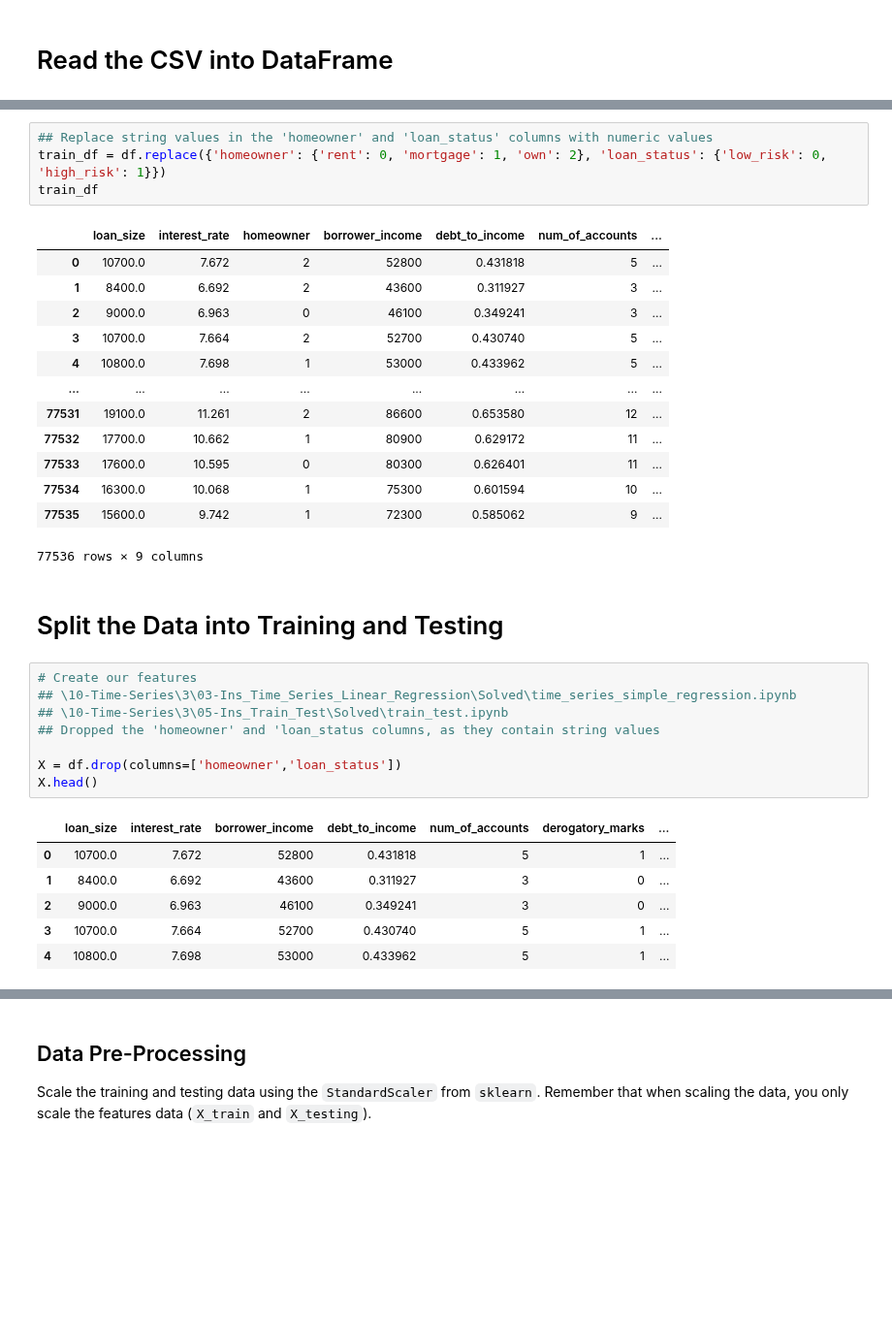
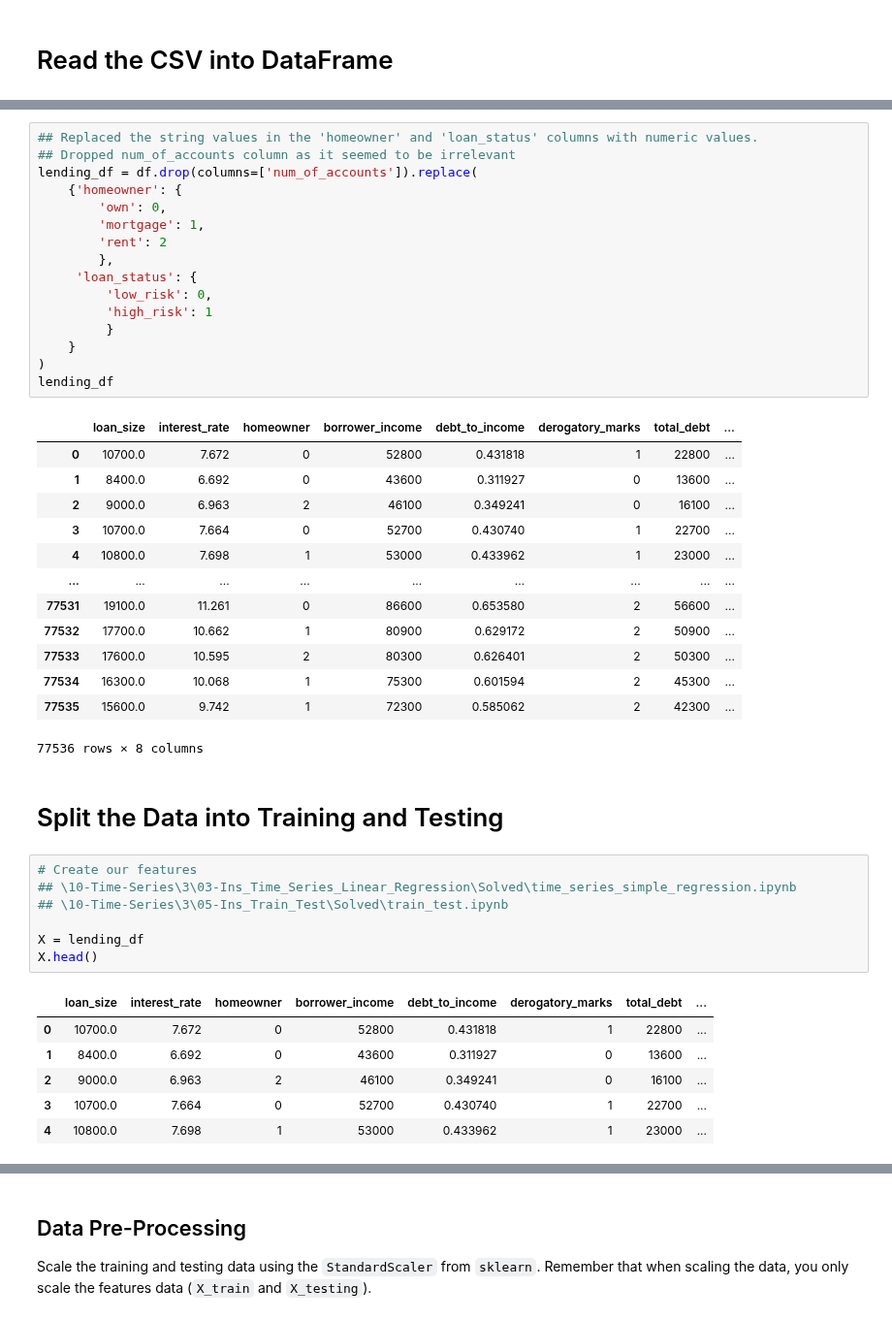
Before and after one commit to salsal3/risky-business, a Jupyter notebook: Starter_Code/credit_risk_resampling.ipynb, the cells around one changed output, grey strips where cells are left out. Shown at 97% size. Cells and saved outputs as stored; diff of their text form; blank space fills up the shorter version.

```diff
--- a/Starter_Code/credit_risk_resampling.ipynb
+++ b/Starter_Code/credit_risk_resampling.ipynb
@@ -41,38 +62,49 @@ df
 # %%
-## Replace string values in the 'homeowner' and 'loan_status' columns with numeric values
-train_df = df.replace({'homeowner': {'rent': 0, 'mortgage': 1, 'own': 2}, 'loan_status': {'low_risk': 0, 'high_risk': 1}})
-train_df
+## Replaced the string values in the 'homeowner' and 'loan_status' columns with numeric values.
+## Dropped num_of_accounts column as it seemed to be irrelevant
+lending_df = df.drop(columns=['num_of_accounts']).replace(
+    {'homeowner': {
+        'own': 0,
+        'mortgage': 1,
+        'rent': 2
+        },
+     'loan_status': {
+         'low_risk': 0,
+         'high_risk': 1
+         }
+    }
+)
+lending_df
 # %% [output]
-|  | loan_size | interest_rate | homeowner | borrower_income | debt_to_income | num_of_accounts | ... |
-| 0 | 10700.0 | 7.672 | 2 | 52800 | 0.431818 | 5 | ... |
-| 1 | 8400.0 | 6.692 | 2 | 43600 | 0.311927 | 3 | ... |
-| 2 | 9000.0 | 6.963 | 0 | 46100 | 0.349241 | 3 | ... |
-| 3 | 10700.0 | 7.664 | 2 | 52700 | 0.430740 | 5 | ... |
-| 4 | 10800.0 | 7.698 | 1 | 53000 | 0.433962 | 5 | ... |
-| ... | ... | ... | ... | ... | ... | ... | ... |
-| 77531 | 19100.0 | 11.261 | 2 | 86600 | 0.653580 | 12 | ... |
-| 77532 | 17700.0 | 10.662 | 1 | 80900 | 0.629172 | 11 | ... |
-| 77533 | 17600.0 | 10.595 | 0 | 80300 | 0.626401 | 11 | ... |
-| 77534 | 16300.0 | 10.068 | 1 | 75300 | 0.601594 | 10 | ... |
-| 77535 | 15600.0 | 9.742 | 1 | 72300 | 0.585062 | 9 | ... |
+|  | loan_size | interest_rate | homeowner | borrower_income | debt_to_income | derogatory_marks | total_debt | ... |
+| 0 | 10700.0 | 7.672 | 0 | 52800 | 0.431818 | 1 | 22800 | ... |
+| 1 | 8400.0 | 6.692 | 0 | 43600 | 0.311927 | 0 | 13600 | ... |
+| 2 | 9000.0 | 6.963 | 2 | 46100 | 0.349241 | 0 | 16100 | ... |
+| 3 | 10700.0 | 7.664 | 0 | 52700 | 0.430740 | 1 | 22700 | ... |
+| 4 | 10800.0 | 7.698 | 1 | 53000 | 0.433962 | 1 | 23000 | ... |
+| ... | ... | ... | ... | ... | ... | ... | ... | ... |
+| 77531 | 19100.0 | 11.261 | 0 | 86600 | 0.653580 | 2 | 56600 | ... |
+| 77532 | 17700.0 | 10.662 | 1 | 80900 | 0.629172 | 2 | 50900 | ... |
+| 77533 | 17600.0 | 10.595 | 2 | 80300 | 0.626401 | 2 | 50300 | ... |
+| 77534 | 16300.0 | 10.068 | 1 | 75300 | 0.601594 | 2 | 45300 | ... |
+| 77535 | 15600.0 | 9.742 | 1 | 72300 | 0.585062 | 2 | 42300 | ... |
-77536 rows × 9 columns
+77536 rows × 8 columns
 # %% [markdown]
 # Split the Data into Training and Testing
 # %%
 # Create our features
 ## \10-Time-Series\3\03-Ins_Time_Series_Linear_Regression\Solved\time_series_simple_regression.ipynb
 ## \10-Time-Series\3\05-Ins_Train_Test\Solved\train_test.ipynb
-## Dropped the 'homeowner' and 'loan_status columns, as they contain string values
 
-X = df.drop(columns=['homeowner','loan_status'])
+X = lending_df
 X.head()
 # %% [output]
-|  | loan_size | interest_rate | borrower_income | debt_to_income | num_of_accounts | derogatory_marks | ... |
-| 0 | 10700.0 | 7.672 | 52800 | 0.431818 | 5 | 1 | ... |
-| 1 | 8400.0 | 6.692 | 43600 | 0.311927 | 3 | 0 | ... |
-| 2 | 9000.0 | 6.963 | 46100 | 0.349241 | 3 | 0 | ... |
-| 3 | 10700.0 | 7.664 | 52700 | 0.430740 | 5 | 1 | ... |
-| 4 | 10800.0 | 7.698 | 53000 | 0.433962 | 5 | 1 | ... |
+|  | loan_size | interest_rate | homeowner | borrower_income | debt_to_income | derogatory_marks | total_debt | ... |
+| 0 | 10700.0 | 7.672 | 0 | 52800 | 0.431818 | 1 | 22800 | ... |
+| 1 | 8400.0 | 6.692 | 0 | 43600 | 0.311927 | 0 | 13600 | ... |
+| 2 | 9000.0 | 6.963 | 2 | 46100 | 0.349241 | 0 | 16100 | ... |
+| 3 | 10700.0 | 7.664 | 0 | 52700 | 0.430740 | 1 | 22700 | ... |
+| 4 | 10800.0 | 7.698 | 1 | 53000 | 0.433962 | 1 | 23000 | ... |
 # %%
 # Create our target
 ## Assigned y to the 'loan_status' column
```
Also changed, not shown: parts of 31 cells of this notebook.
